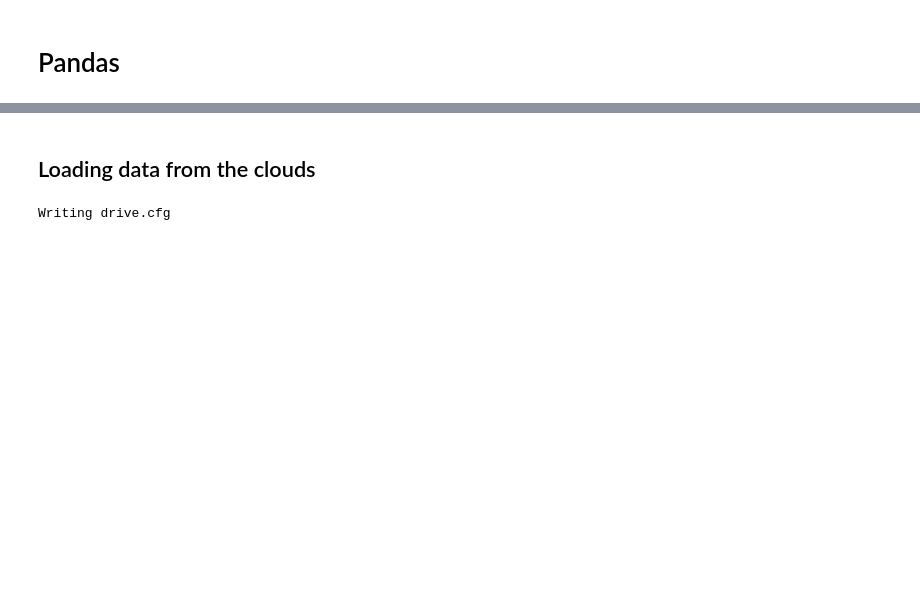
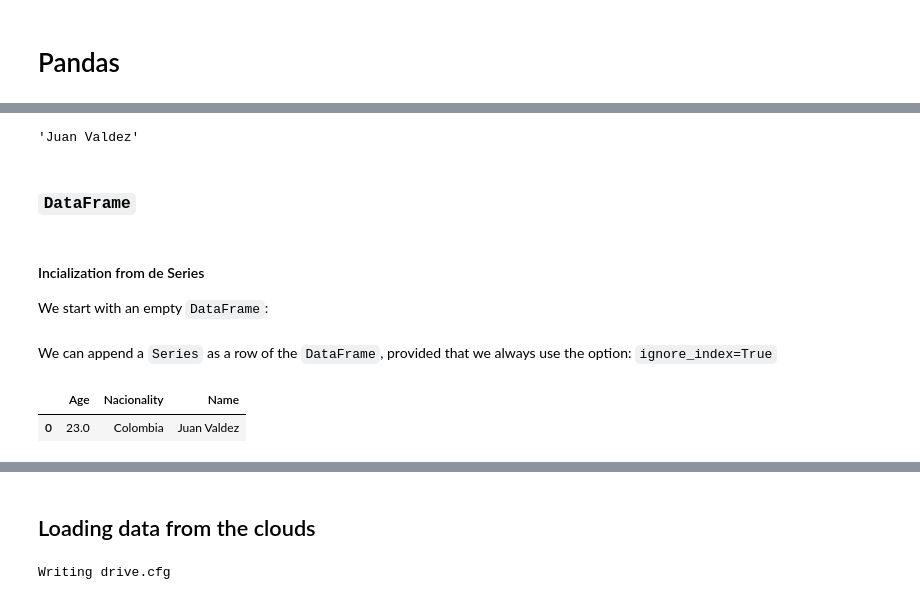
Before and after one commit to sbustamante/ComputationalMethods, a Jupyter notebook: material/Pandas.ipynb, the cells around one changed output, grey strips where cells are left out. Drawn from its saved outputs; the diff is of its cells as text; code cells hidden in the pictures; blank space fills up the shorter version.

```diff
--- a/material/Pandas.ipynb
+++ b/material/Pandas.ipynb
@@ -10,0 +37,3 @@ https://github.com/restrepo/PythonTipsAndTricks
+# %%
+s=pd.Series({'Name':'Juan Valdez','Nacionality':'Colombia','Age':23})
+s
@@ -10,0 +53,19 @@ https://github.com/restrepo/PythonTipsAndTricks
+# %%
+s.Name
+# %% [output]
+'Juan Valdez'
+# %% [markdown]
+### `DataFrame`
+# %% [markdown]
+#### Incialization from de Series
+We start with an empty `DataFrame`:
+# %%
+df=pd.DataFrame()
+# %% [markdown]
+We can append a `Series` as a row of the `DataFrame`, provided that we always use the option: `ignore_index=True`
+# %%
+df=df.append(s,ignore_index=True)
+df
+# %% [output]
+|  | Age | Nacionality | Name |
+| 0 | 23.0 | Colombia | Juan Valdez |
```
Also changed, not shown: parts of 21 cells of this notebook.
